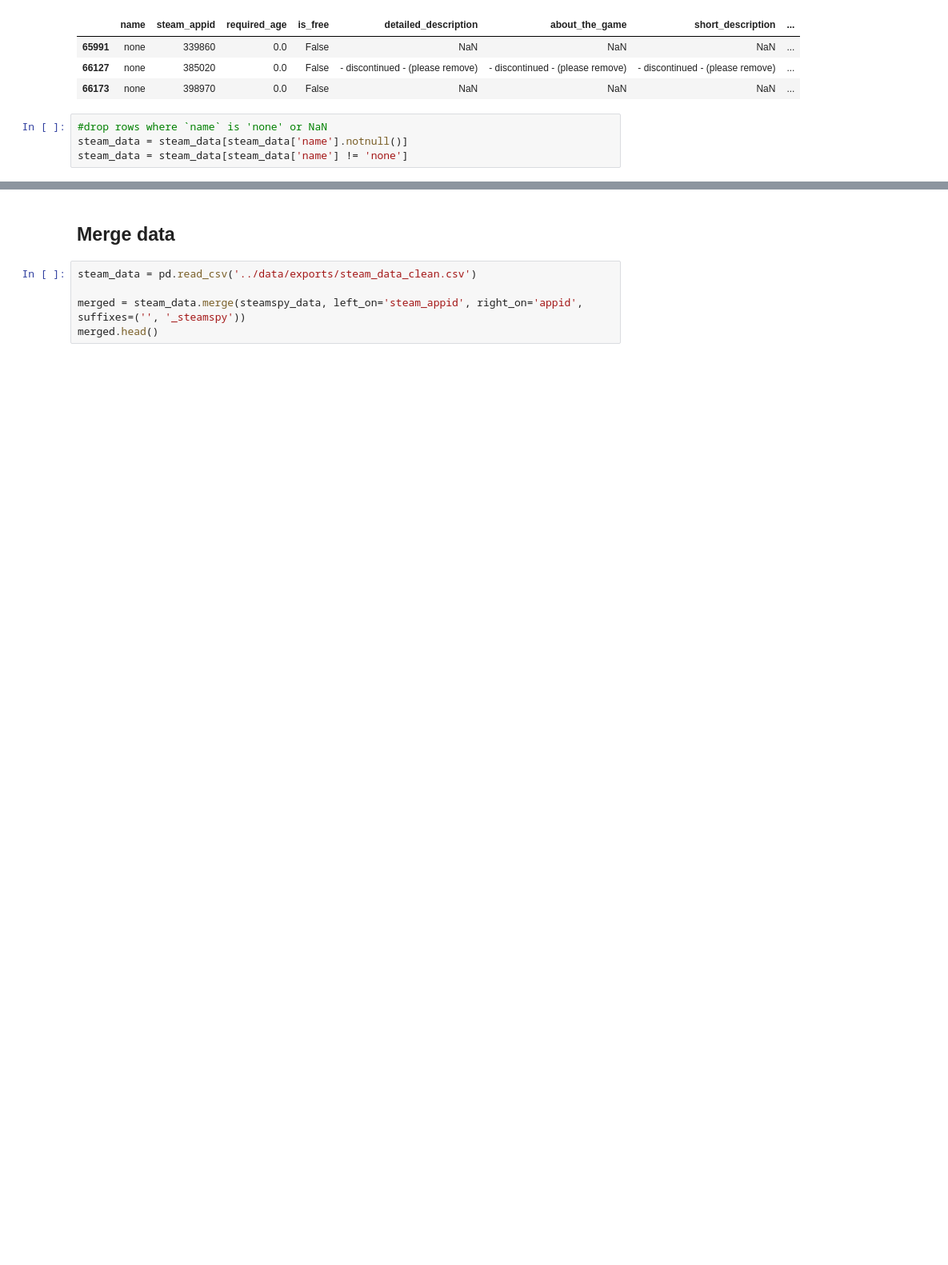
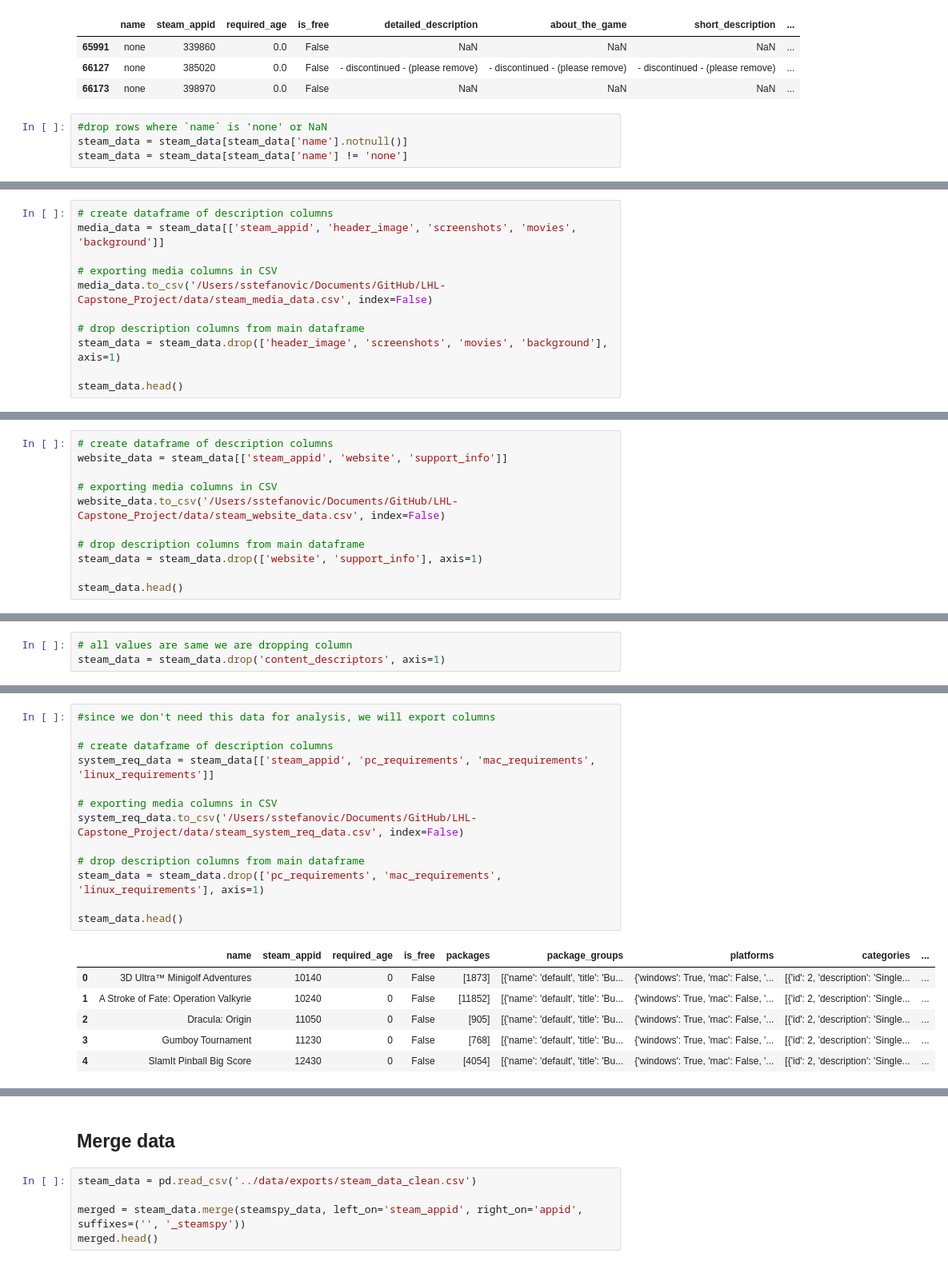
Before and after one commit to stefanstefanovic/LHL-Capstone_Project, a Jupyter notebook: notebooks/Data_cleaning.ipynb, the cells around one changed output, grey strips where cells are left out. Shown: that part at 80% size. Saved outputs shown, nothing was run; the diff lists cells and outputs as text; blank space fills up the shorter version.

```diff
--- a/notebooks/Data_cleaning.ipynb
+++ b/notebooks/Data_cleaning.ipynb
@@ -694,0 +830,11 @@ steamspy_data.dropna(inplace=True)
+# %%
+# create dataframe of description columns
+media_data = steam_data[['steam_appid', 'header_image', 'screenshots', 'movies', 'background']]
+
+# exporting media columns in CSV
+media_data.to_csv('/Users/sstefanovic/Documents/GitHub/LHL-Capstone_Project/data/steam_media_data.csv', index=False)
+
+# drop description columns from main dataframe
+steam_data = steam_data.drop(['header_image', 'screenshots', 'movies', 'background'], axis=1)
+
+steam_data.head()
@@ -694,0 +856,11 @@ steamspy_data.dropna(inplace=True)
+# %%
+# create dataframe of description columns
+website_data = steam_data[['steam_appid', 'website', 'support_info']]
+
+# exporting media columns in CSV
+website_data.to_csv('/Users/sstefanovic/Documents/GitHub/LHL-Capstone_Project/data/steam_website_data.csv', index=False)
+
+# drop description columns from main dataframe
+steam_data = steam_data.drop(['website', 'support_info'], axis=1)
+
+steam_data.head()
@@ -694,0 +880,3 @@ steamspy_data.dropna(inplace=True)
+# %%
+# all values are same we are dropping column
+steam_data = steam_data.drop('content_descriptors', axis=1)
@@ -694,0 +892,20 @@ steamspy_data.dropna(inplace=True)
+# %%
+#since we don't need this data for analysis, we will export columns
+
+# create dataframe of description columns
+system_req_data = steam_data[['steam_appid', 'pc_requirements', 'mac_requirements', 'linux_requirements']]
+
+# exporting media columns in CSV
+system_req_data.to_csv('/Users/sstefanovic/Documents/GitHub/LHL-Capstone_Project/data/steam_system_req_data.csv', index=False)
+
+# drop description columns from main dataframe
+steam_data = steam_data.drop(['pc_requirements', 'mac_requirements', 'linux_requirements'], axis=1)
+
+steam_data.head()
+# %% [output]
+|  | name | steam_appid | required_age | is_free | packages | package_groups | platforms | categories | ... |
+| 0 | 3D Ultra™ Minigolf Adventures | 10140 | 0 | False | [1873] | [{'name': 'default', 'title': 'Bu... | {'windows': True, 'mac': False, '... | [{'id': 2, 'description': 'Single... | ... |
+| 1 | A Stroke of Fate: Operation Valkyrie | 10240 | 0 | False | [11852] | [{'name': 'default', 'title': 'Bu... | {'windows': True, 'mac': False, '... | [{'id': 2, 'description': 'Single... | ... |
+| 2 | Dracula: Origin | 11050 | 0 | False | [905] | [{'name': 'default', 'title': 'Bu... | {'windows': True, 'mac': False, '... | [{'id': 2, 'description': 'Single... | ... |
+| 3 | Gumboy Tournament | 11230 | 0 | False | [768] | [{'name': 'default', 'title': 'Bu... | {'windows': True, 'mac': False, '... | [{'id': 2, 'description': 'Single... | ... |
+| 4 | SlamIt Pinball Big Score | 12430 | 0 | False | [4054] | [{'name': 'default', 'title': 'Bu... | {'windows': True, 'mac': False, '... | [{'id': 2, 'description': 'Single... | ... |
```
Also changed, not shown: parts of 34 cells of this notebook.
